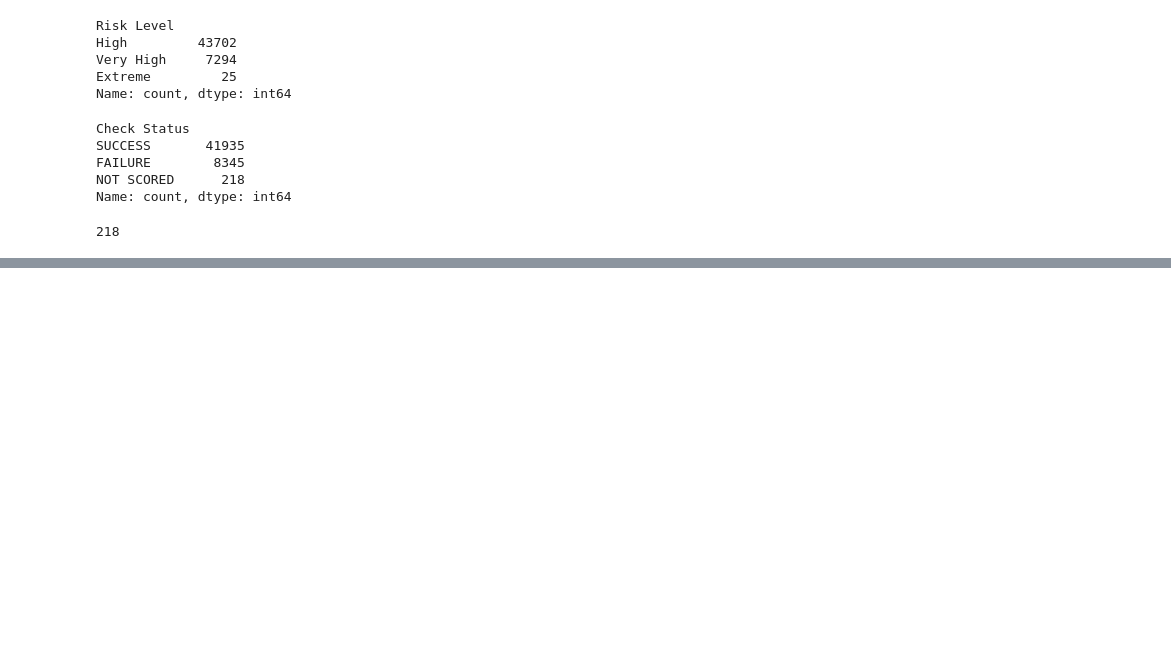
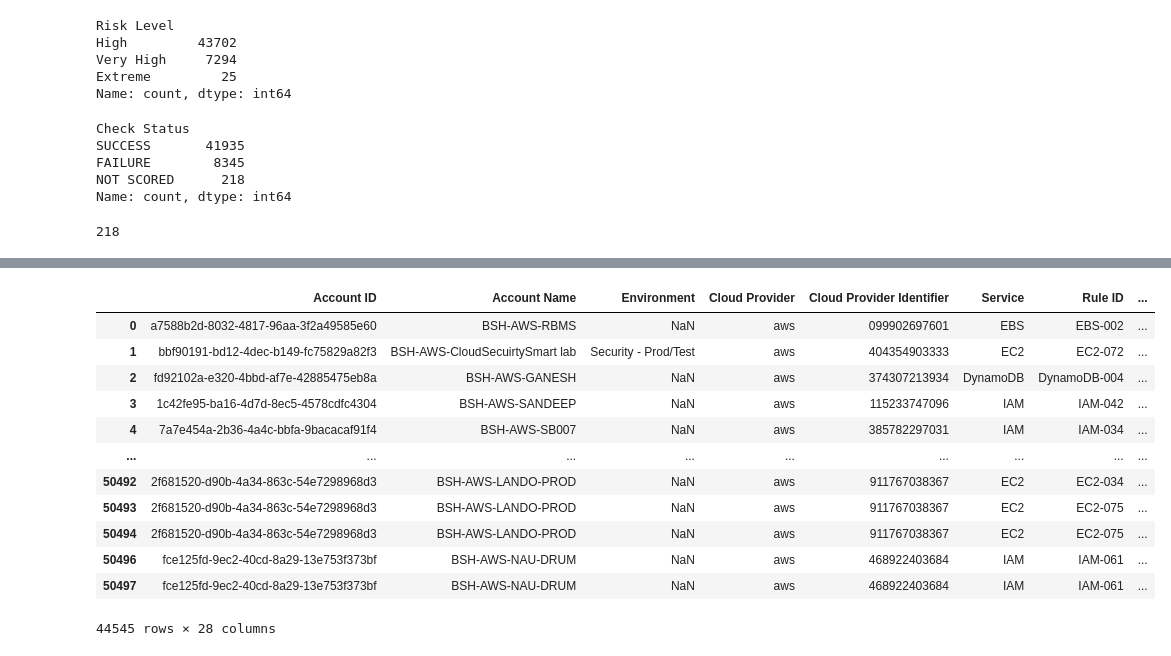
Before and after one commit to m3n3s/TM_Conformity, a Jupyter notebook: exploration.ipynb, the cells around one changed output, grey strips where cells are left out. Cells and saved outputs as stored; diff of their text form; code cells hidden in the pictures; blank space fills up the shorter version.

```diff
--- a/exploration.ipynb
+++ b/exploration.ipynb
@@ -149,0 +169,16 @@ len(df[df["Check Status"] == "NOT SCORED"])
+# %%
+df[(df['Categories'].eq('security'))]
+# %% [output]
+|  | Account ID | Account Name | Environment | Cloud Provider | Cloud Provider Identifier | Service | Rule ID | ... |
+| 0 | a7588b2d-8032-4817-96aa-3f2a49585e60 | BSH-AWS-RBMS | NaN | aws | 099902697601 | EBS | EBS-002 | ... |
+| 1 | bbf90191-bd12-4dec-b149-fc75829a82f3 | BSH-AWS-CloudSecuirtySmart lab | Security - Prod/Test | aws | 404354903333 | EC2 | EC2-072 | ... |
+| 2 | fd92102a-e320-4bbd-af7e-42885475eb8a | BSH-AWS-GANESH | NaN | aws | 374307213934 | DynamoDB | DynamoDB-004 | ... |
+| 3 | 1c42fe95-ba16-4d7d-8ec5-4578cdfc4304 | BSH-AWS-SANDEEP | NaN | aws | 115233747096 | IAM | IAM-042 | ... |
+| 4 | 7a7e454a-2b36-4a4c-bbfa-9bacacaf91f4 | BSH-AWS-SB007 | NaN | aws | 385782297031 | IAM | IAM-034 | ... |
+| ... | ... | ... | ... | ... | ... | ... | ... | ... |
+| 50492 | 2f681520-d90b-4a34-863c-54e7298968d3 | BSH-AWS-LANDO-PROD | NaN | aws | 911767038367 | EC2 | EC2-034 | ... |
+| 50493 | 2f681520-d90b-4a34-863c-54e7298968d3 | BSH-AWS-LANDO-PROD | NaN | aws | 911767038367 | EC2 | EC2-075 | ... |
+| 50494 | 2f681520-d90b-4a34-863c-54e7298968d3 | BSH-AWS-LANDO-PROD | NaN | aws | 911767038367 | EC2 | EC2-075 | ... |
+| 50496 | fce125fd-9ec2-40cd-8a29-13e753f373bf | BSH-AWS-NAU-DRUM | NaN | aws | 468922403684 | IAM | IAM-061 | ... |
+| 50497 | fce125fd-9ec2-40cd-8a29-13e753f373bf | BSH-AWS-NAU-DRUM | NaN | aws | 468922403684 | IAM | IAM-061 | ... |
+44545 rows × 28 columns
```
Also changed, not shown: parts of 2 cells of this notebook, 2 other files.
